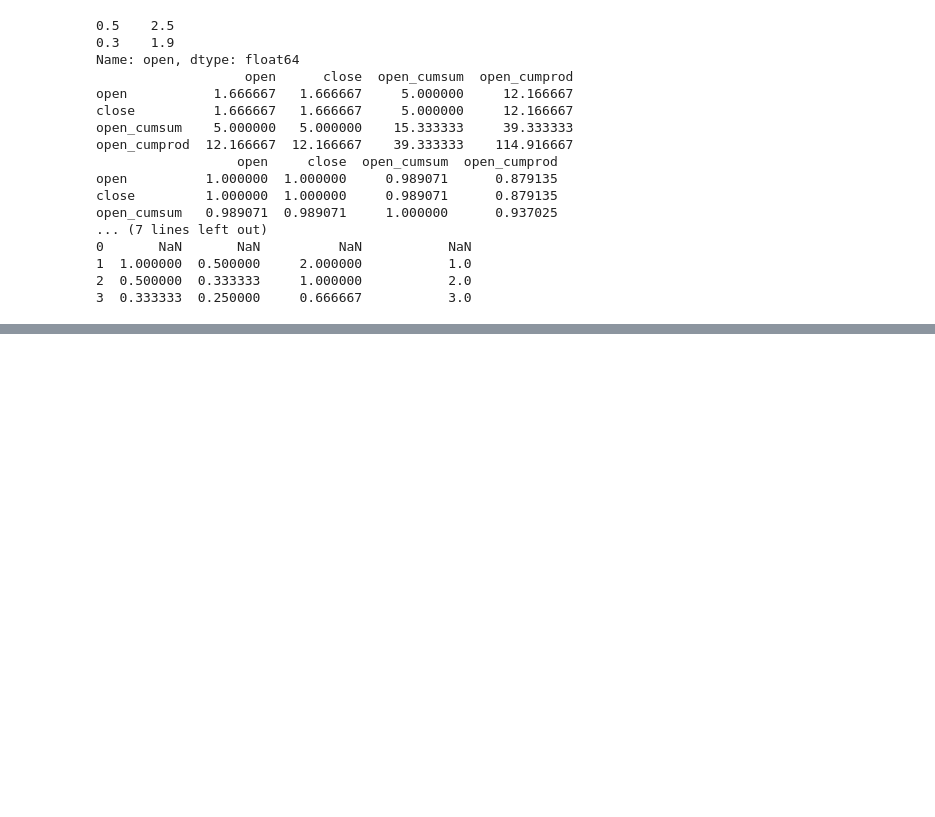
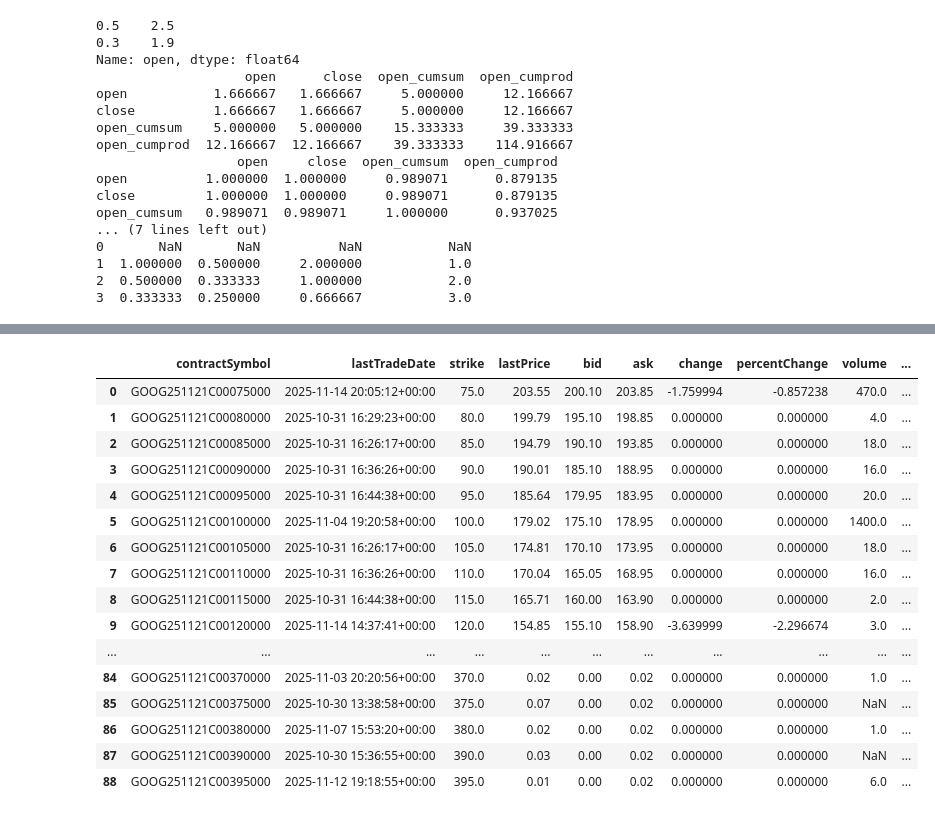
Before and after one commit to tailei124500/data_project_course, a Jupyter notebook: Untitled-1.ipynb, the cells around one changed output, grey strips where cells are left out. Cells and saved outputs as stored; diff of their text form; code cells hidden in the pictures; blank space fills up the shorter version.

```diff
--- a/Untitled-1.ipynb
+++ b/Untitled-1.ipynb
@@ -221,0 +410,26 @@ print(df.loc[2, "open_cumsum"])
+# %%
+tk = yf.Ticker("GOOG")
+tk.info
+tk.calendar
+tk.analyst_price_targets
+tk.quarterly_income_stmt
+tk.history(period="1mo")
+tk.option_chain(tk.options[0]).calls
+# %% [output]
+|  | contractSymbol | lastTradeDate | strike | lastPrice | bid | ask | change | percentChange | volume | ... |
+| 0 | GOOG251121C00075000 | 2025-11-14 20:05:12+00:00 | 75.0 | 203.55 | 200.10 | 203.85 | -1.759994 | -0.857238 | 470.0 | ... |
+| 1 | GOOG251121C00080000 | 2025-10-31 16:29:23+00:00 | 80.0 | 199.79 | 195.10 | 198.85 | 0.000000 | 0.000000 | 4.0 | ... |
+| 2 | GOOG251121C00085000 | 2025-10-31 16:26:17+00:00 | 85.0 | 194.79 | 190.10 | 193.85 | 0.000000 | 0.000000 | 18.0 | ... |
+| 3 | GOOG251121C00090000 | 2025-10-31 16:36:26+00:00 | 90.0 | 190.01 | 185.10 | 188.95 | 0.000000 | 0.000000 | 16.0 | ... |
+| 4 | GOOG251121C00095000 | 2025-10-31 16:44:38+00:00 | 95.0 | 185.64 | 179.95 | 183.95 | 0.000000 | 0.000000 | 20.0 | ... |
+| 5 | GOOG251121C00100000 | 2025-11-04 19:20:58+00:00 | 100.0 | 179.02 | 175.10 | 178.95 | 0.000000 | 0.000000 | 1400.0 | ... |
+| 6 | GOOG251121C00105000 | 2025-10-31 16:26:17+00:00 | 105.0 | 174.81 | 170.10 | 173.95 | 0.000000 | 0.000000 | 18.0 | ... |
+| 7 | GOOG251121C00110000 | 2025-10-31 16:36:26+00:00 | 110.0 | 170.04 | 165.05 | 168.95 | 0.000000 | 0.000000 | 16.0 | ... |
+| 8 | GOOG251121C00115000 | 2025-10-31 16:44:38+00:00 | 115.0 | 165.71 | 160.00 | 163.90 | 0.000000 | 0.000000 | 2.0 | ... |
+| 9 | GOOG251121C00120000 | 2025-11-14 14:37:41+00:00 | 120.0 | 154.85 | 155.10 | 158.90 | -3.639999 | -2.296674 | 3.0 | ... |
+| ... | ... | ... | ... | ... | ... | ... | ... | ... | ... | ... |
+| 84 | GOOG251121C00370000 | 2025-11-03 20:20:56+00:00 | 370.0 | 0.02 | 0.00 | 0.02 | 0.000000 | 0.000000 | 1.0 | ... |
+| 85 | GOOG251121C00375000 | 2025-10-30 13:38:58+00:00 | 375.0 | 0.07 | 0.00 | 0.02 | 0.000000 | 0.000000 | NaN | ... |
+| 86 | GOOG251121C00380000 | 2025-11-07 15:53:20+00:00 | 380.0 | 0.02 | 0.00 | 0.02 | 0.000000 | 0.000000 | 1.0 | ... |
+| 87 | GOOG251121C00390000 | 2025-10-30 15:36:55+00:00 | 390.0 | 0.03 | 0.00 | 0.02 | 0.000000 | 0.000000 | NaN | ... |
+| 88 | GOOG251121C00395000 | 2025-11-12 19:18:55+00:00 | 395.0 | 0.01 | 0.00 | 0.02 | 0.000000 | 0.000000 | 6.0 | ... |
```
Also changed, not shown: parts of 14 cells of this notebook, 1 other file.
